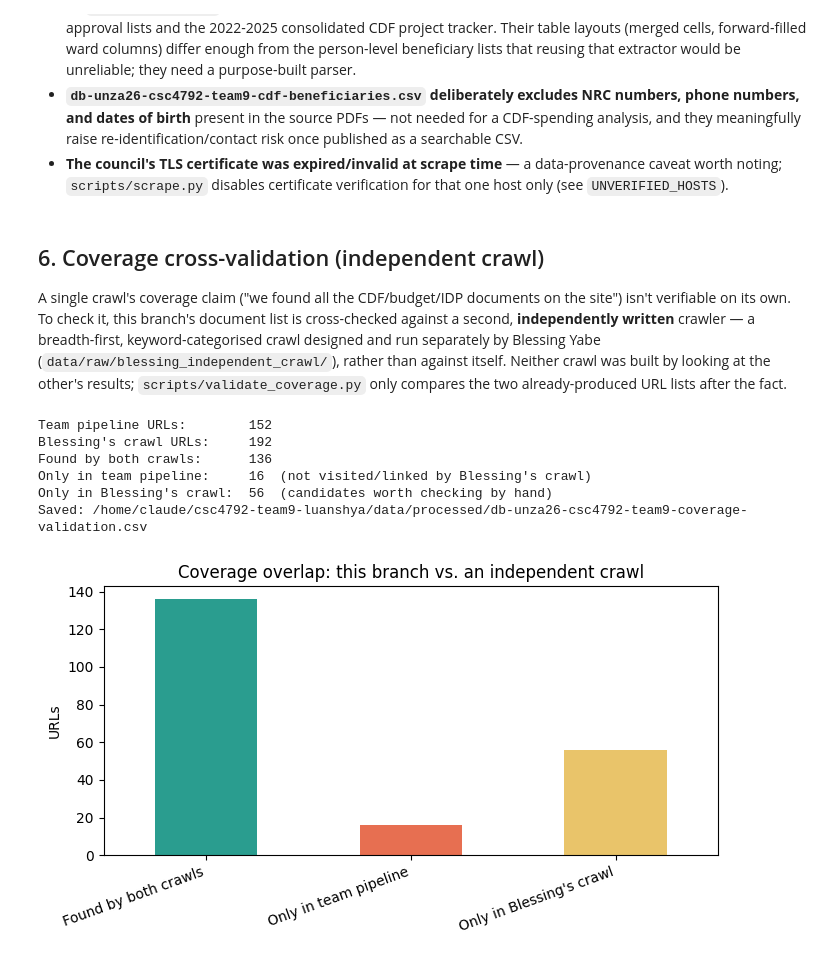
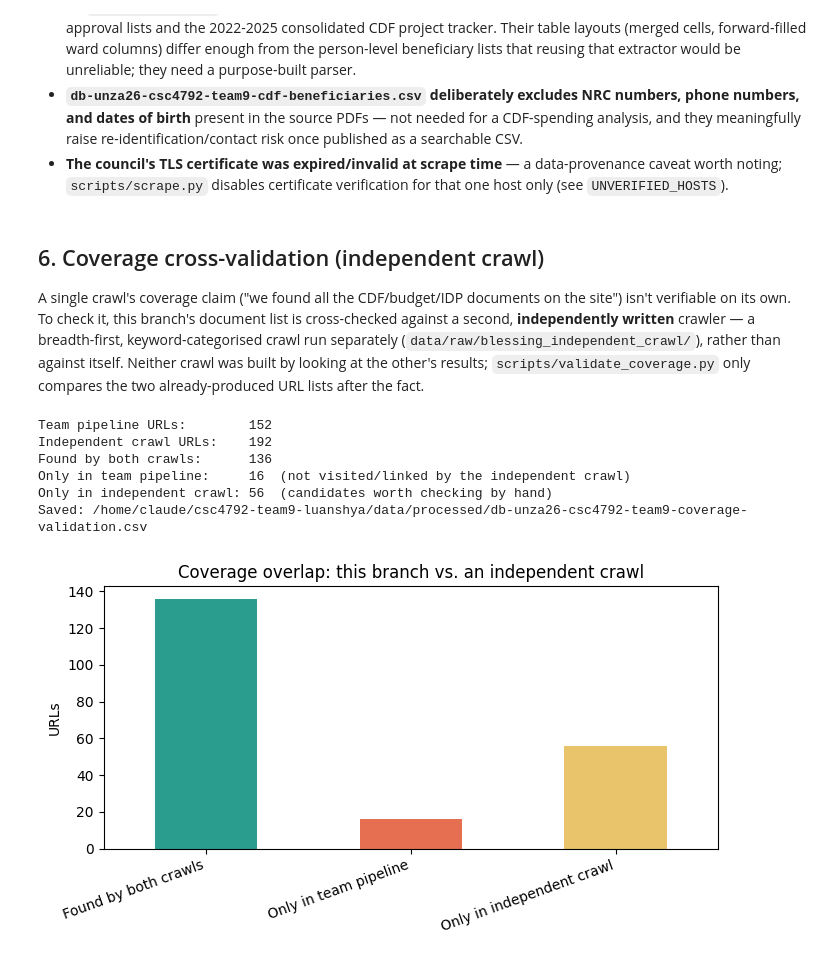
Before and after one commit to Elijahzulu/Data-Mining-Luanshya-Municipal-Council-DataSet, a Jupyter notebook: notebook.ipynb, the cells around one changed output. Drawn from its saved outputs; the diff is of its cells as text; code cells hidden in the pictures.

```diff
--- a/notebook.ipynb
+++ b/notebook.ipynb
@@ -227,43 +227,43 @@ display(news.drop(columns=['body_text']).sort_values('published_date'))
 A single crawl's coverage claim ("we found all the CDF/budget/IDP documents on
 the site") isn't verifiable on its own. To check it, this branch's document
 list is cross-checked against a second, **independently written** crawler —
-a breadth-first, keyword-categorised crawl designed and run separately by
-Blessing Yabe (`data/raw/blessing_independent_crawl/`), rather than against
-itself. Neither crawl was built by looking at the other's results;
+a breadth-first, keyword-categorised crawl run separately
+(`data/raw/blessing_independent_crawl/`), rather than against itself.
+Neither crawl was built by looking at the other's results;
 `scripts/validate_coverage.py` only compares the two already-produced URL
 lists after the fact.
 # %%
 import subprocess
 
 result = subprocess.run(['python3', 'scripts/validate_coverage.py'], capture_output=True, text=True)
 print(result.stdout)
 if result.returncode != 0:
     print(result.stderr)
 
 coverage = pd.read_csv(PROCESSED / 'db-unza26-csc4792-team9-coverage-validation.csv', sep='|')
 
 both = ((coverage['in_team_pipeline']) & (coverage['in_blessing_crawl'])).sum()
 only_team = ((coverage['in_team_pipeline']) & (~coverage['in_blessing_crawl'])).sum()
-only_blessing = ((~coverage['in_team_pipeline']) & (coverage['in_blessing_crawl'])).sum()
+only_other = ((~coverage['in_team_pipeline']) & (coverage['in_blessing_crawl'])).sum()
 
 overlap = pd.Series(
-    {'Found by both crawls': both, 'Only in team pipeline': only_team, 'Only in Blessing\'s crawl': only_blessing}
+    {'Found by both crawls': both, 'Only in team pipeline': only_team, 'Only in independent crawl': only_other}
 )
 fig, ax = plt.subplots(figsize=(7, 4))
 overlap.plot.bar(ax=ax, color=['#2a9d8f', '#e76f51', '#e9c46a'])
 ax.set_ylabel('URLs')
 ax.set_title('Coverage overlap: this branch vs. an independent crawl')
 plt.xticks(rotation=20, ha='right')
 plt.tight_layout()
 plt.show()
 # %% [output]
 Team pipeline URLs:        152
-Blessing's crawl URLs:     192
+Independent crawl URLs:    192
 Found by both crawls:      136
-Only in team pipeline:     16  (not visited/linked by Blessing's crawl)
-Only in Blessing's crawl:  56  (candidates worth checking by hand)
+Only in team pipeline:     16  (not visited/linked by the independent crawl)
+Only in independent crawl: 56  (candidates worth checking by hand)
 Saved: /home/claude/csc4792-team9-luanshya/data/processed/db-unza26-csc4792-team9-coverage-validation.csv
-[figure, old version]
+[figure, new version]
 # %% [markdown]
 **Reading the difference — inspected by hand, not just counted:**
 
```
Also changed, not shown: parts of 1 cell of this notebook, 3 other files.
